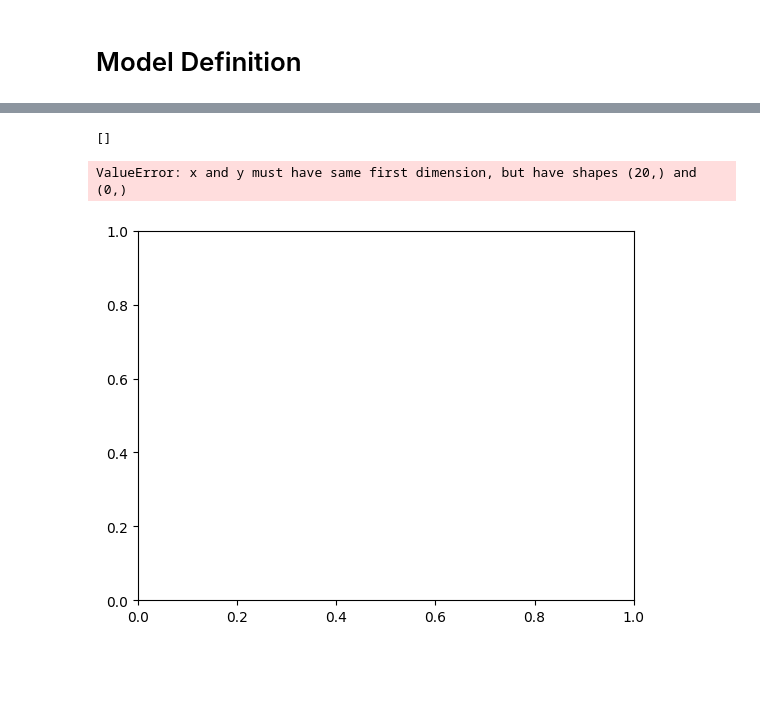
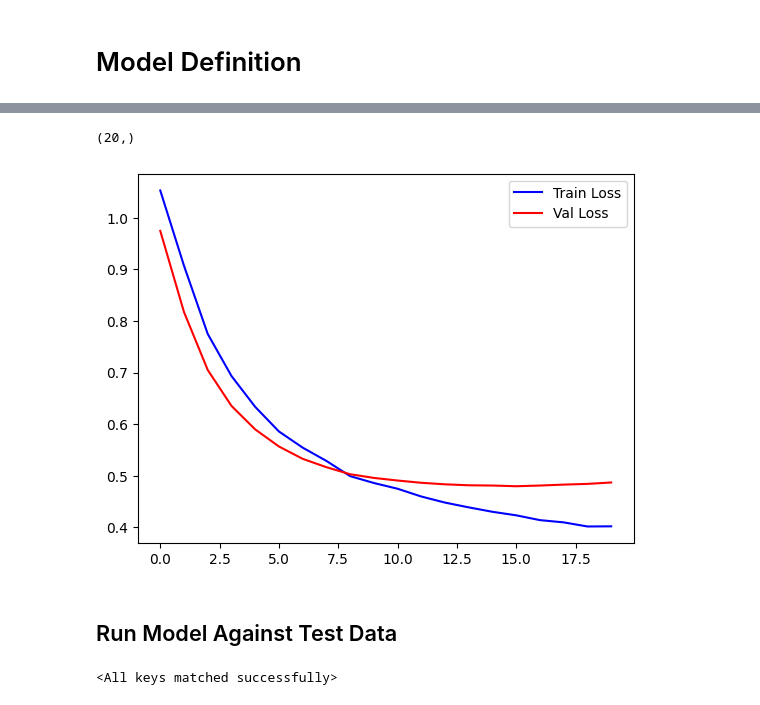
Before and after one commit to BrianStew/COSC325FinalProject, a Jupyter notebook: Visualization_and_Preprocessing.ipynb, the cells around one changed output, grey strips where cells are left out. Drawn from its saved outputs; the diff is of its cells as text; code cells hidden in the pictures; blank space fills up the shorter version.

```diff
--- a/Visualization_and_Preprocessing.ipynb
+++ b/Visualization_and_Preprocessing.ipynb
@@ -198,12 +210,19 @@ KeyboardInterrupt:
 # %%
 train_loss = np.load("train_losses.npy")
 val_loss = np.load("val_losses.npy")
-print(train_loss)
-_ = plt.plot(epochs, train_loss, color='b', label="Train Loss")
-_ = plt.plot(epochs, val_loss, color='r', label="Val Loss")
+print(train_loss.shape)
+epochs_trained = range(train_loss.shape[0])
+_ = plt.plot(epochs_trained, train_loss, color='b', label="Train Loss")
+_ = plt.plot(epochs_trained, val_loss, color='r', label="Val Loss")
 _ = plt.legend()
 plt.show()
 # %% [output]
-[]
+(20,)
-ValueError: x and y must have same first dimension, but have shapes (20,) and (0,)
-[figure, old version]
+[figure, new version]
+# %% [markdown]
+## Run Model Against Test Data
+# %%
+model = LinearModel()
+model.load_state_dict(torch.load("linear_model.pt", weights_only=True))
+# %% [output]
+<All keys matched successfully>
```
Also changed, not shown: parts of 4 cells of this notebook.
